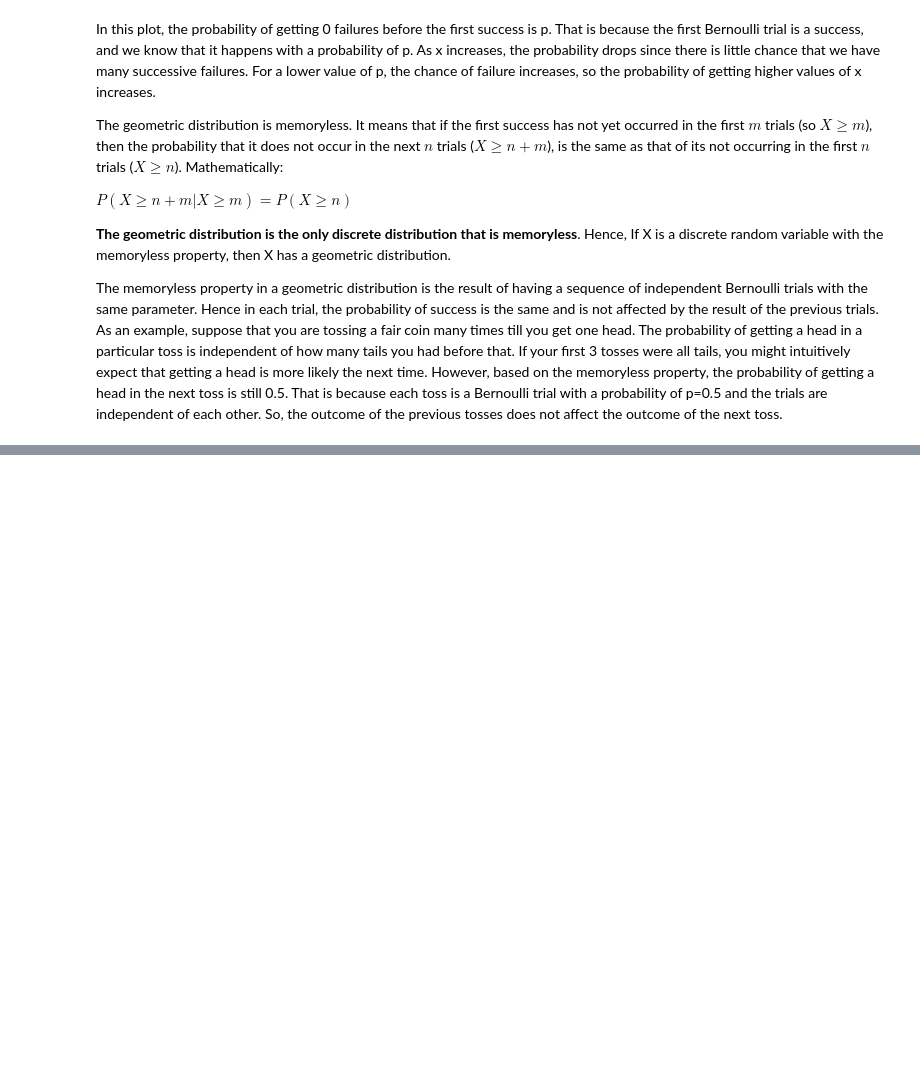
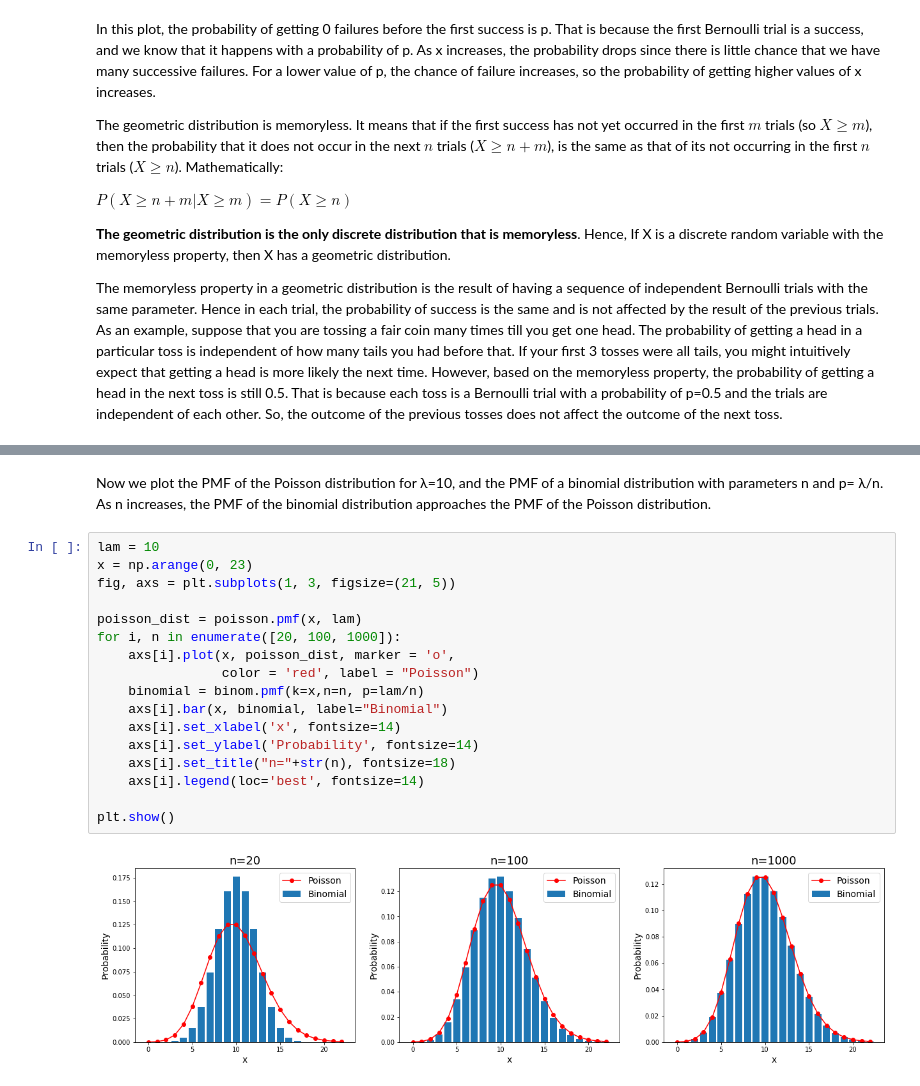
Before and after one commit to JedrzejSarna/statistics, a Jupyter notebook: Distributions.ipynb, the cells around one changed output, grey strips where cells are left out. Drawn from its saved outputs; the diff is of its cells as text; blank space fills up the shorter version.

```diff
--- a/Distributions.ipynb
+++ b/Distributions.ipynb
@@ -282,0 +319,21 @@ The memoryless property in a geometric distribution is the result of having a se
+# %% [markdown]
+Now we plot the PMF of the Poisson distribution for λ=10, and the PMF of a binomial distribution with parameters n and p= λ/n. As n increases, the PMF of the binomial distribution approaches the PMF of the Poisson distribution.
+# %%
+lam = 10
+x = np.arange(0, 23)
+fig, axs = plt.subplots(1, 3, figsize=(21, 5))
+
+poisson_dist = poisson.pmf(x, lam)
+for i, n in enumerate([20, 100, 1000]):
+    axs[i].plot(x, poisson_dist, marker = 'o',
+                color = 'red', label = "Poisson")
+    binomial = binom.pmf(k=x,n=n, p=lam/n)
+    axs[i].bar(x, binomial, label="Binomial")
+    axs[i].set_xlabel('x', fontsize=14)
+    axs[i].set_ylabel('Probability', fontsize=14)
+    axs[i].set_title("n="+str(n), fontsize=18)
+    axs[i].legend(loc='best', fontsize=14)
+
+plt.show()
+# %% [output]
+[figure, added]
```
Also changed, not shown: parts of 11 cells of this notebook.
